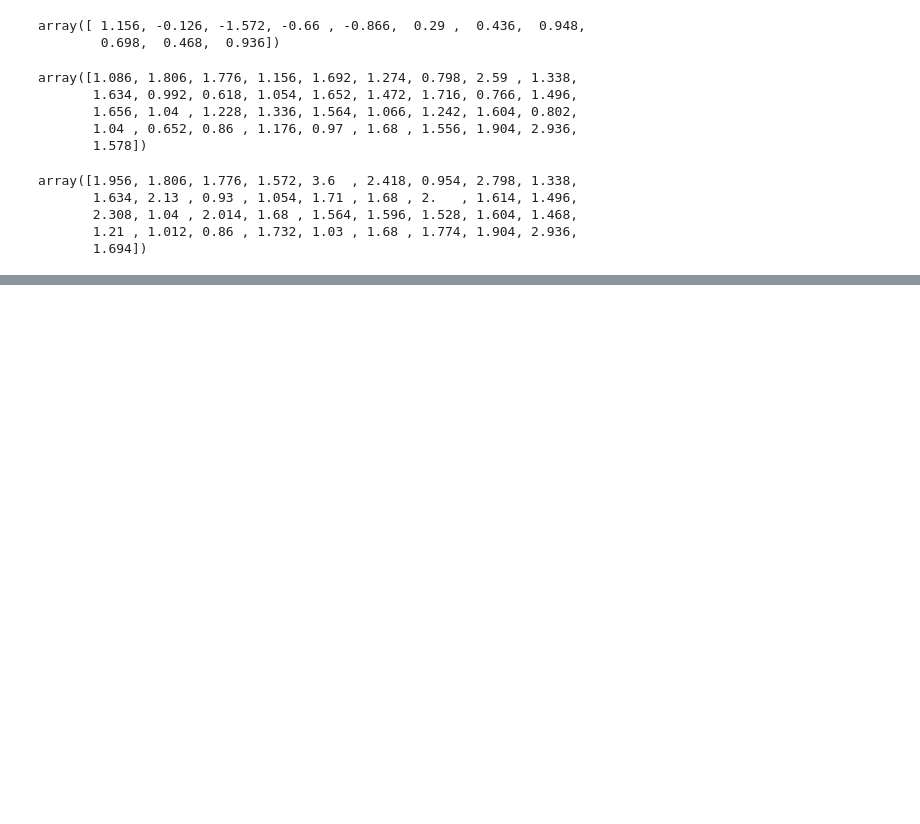
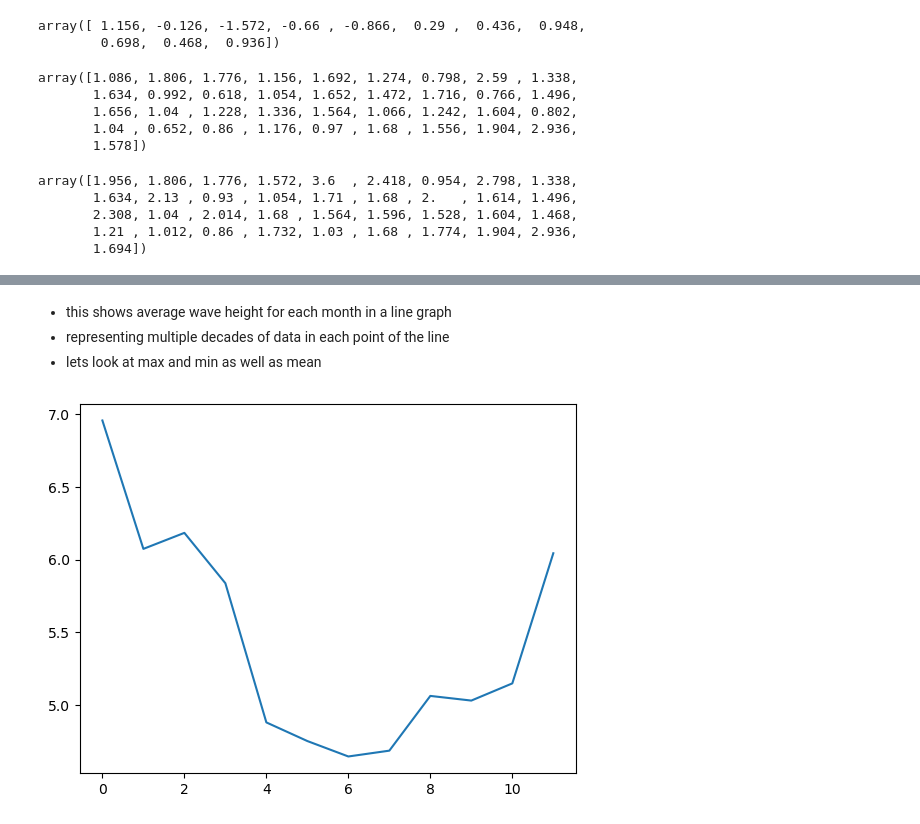
Before and after one commit to NOC-OI/CarpentriesNotes, a Jupyter notebook: python-esces-notes.ipynb, the cells around one changed output, grey strips where cells are left out. Saved outputs shown, nothing was run; the diff lists cells and outputs as text; code cells hidden in the pictures; blank space fills up the shorter version.

```diff
--- a/python-esces-notes.ipynb
+++ b/python-esces-notes.ipynb
@@ -469,0 +533,9 @@ array([1.956, 1.806, 1.776, 1.572, 3.6  , 2.418, 0.954, 2.798, 1.338,
+# %% [markdown]
+* this shows average wave height for each month in a line graph
+* representing multiple decades of data in each point of the line
+* lets look at max and min as well as mean
+# %%
+max_plot = matplotlib.pyplot.plot(numpy.max(data, axis=0))
+matplotlib.pyplot.show()
+# %% [output]
+[figure, added]
```
Also changed, not shown: parts of 60 cells of this notebook.
